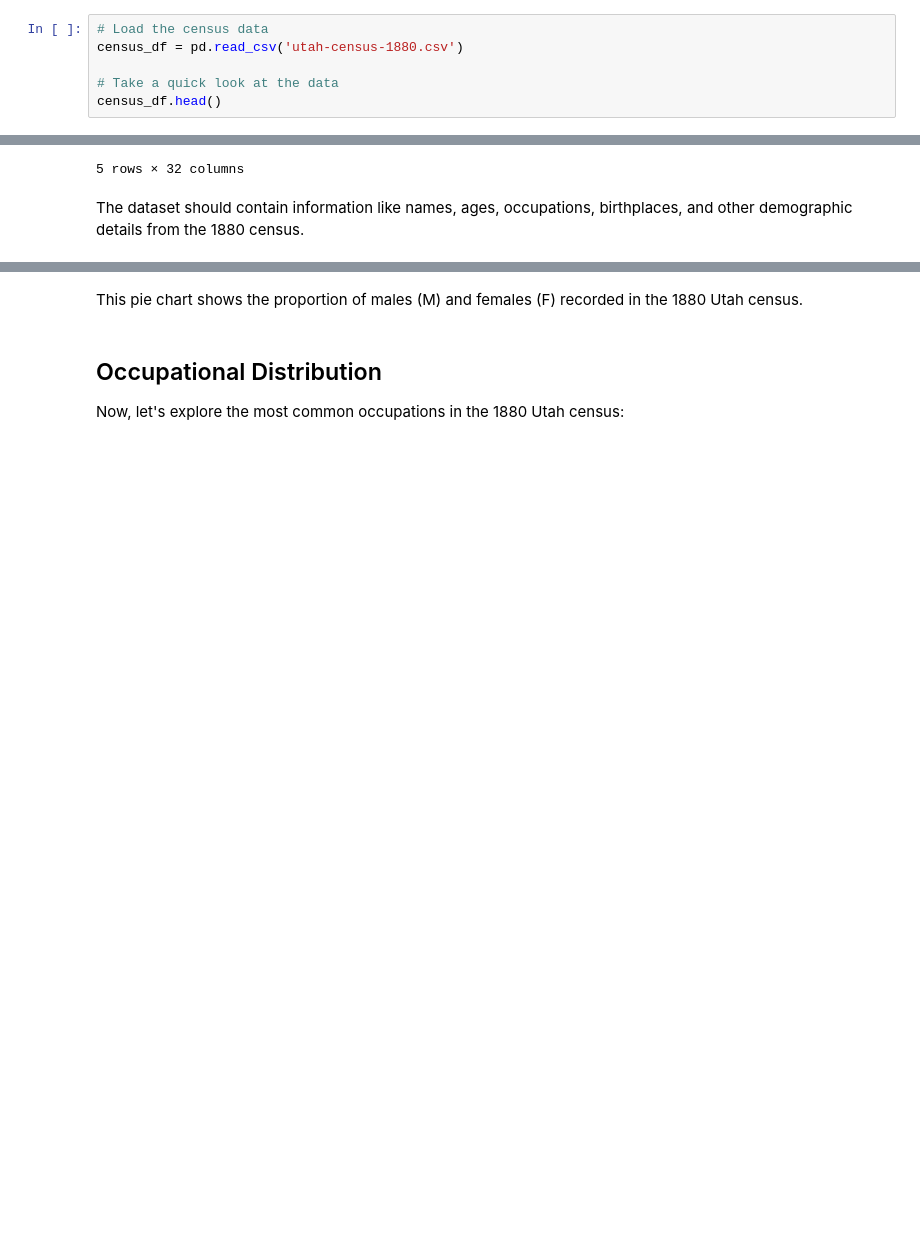
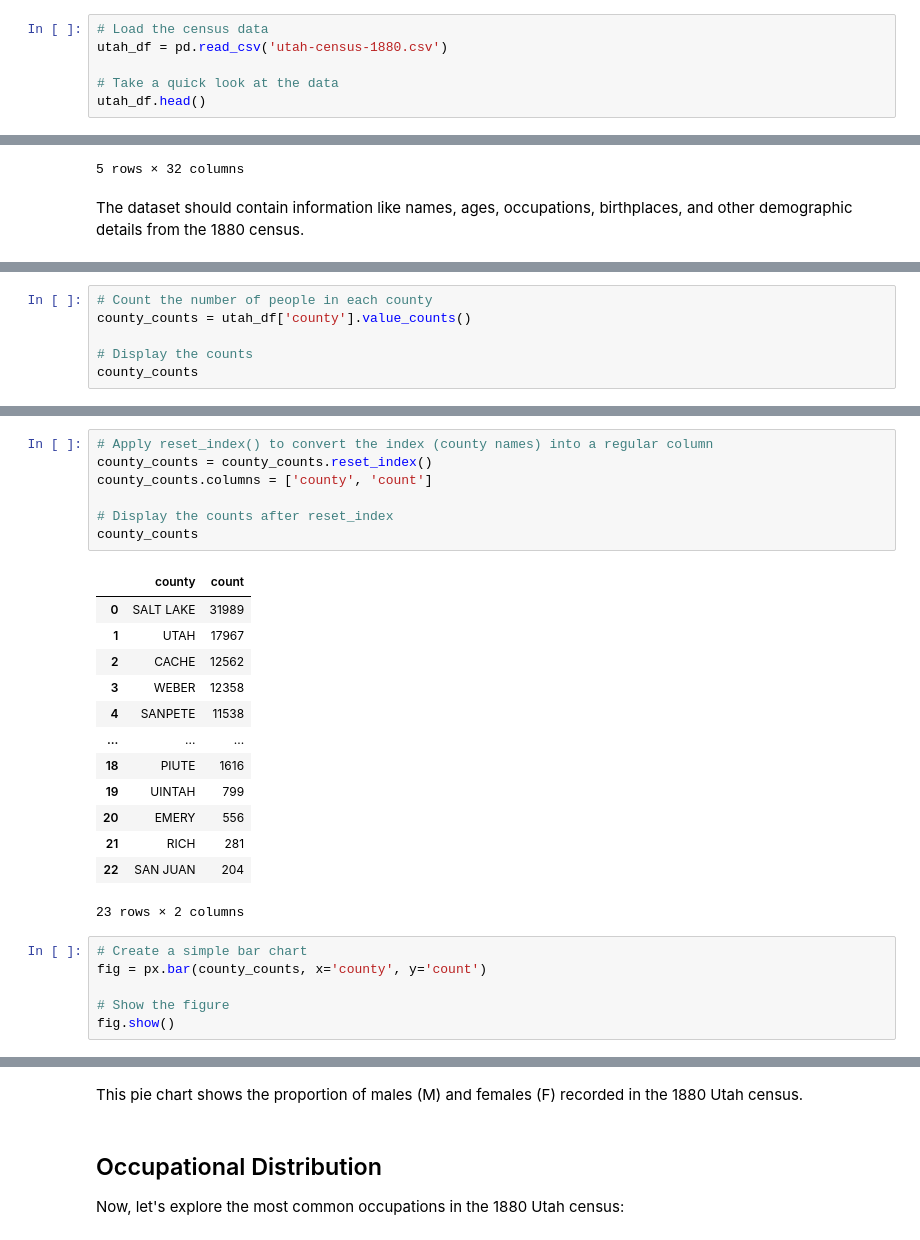
Before and after one commit to cblevins/sp25-data, a Jupyter notebook: _modules/plotly-tutorial-notebook.ipynb, the cells around one changed output, grey strips where cells are left out. Saved outputs shown, nothing was run; the diff lists cells and outputs as text; blank space fills up the shorter version.

```diff
--- a/_modules/plotly-tutorial-notebook.ipynb
+++ b/_modules/plotly-tutorial-notebook.ipynb
@@ -21,10 +21,10 @@ pd.options.display.max_rows = 10
 Now, let's load the 1880 Utah Census dataset. This historical dataset contains demographic information about Utah residents from the 1880 census.
 # %%
 # Load the census data
-census_df = pd.read_csv('utah-census-1880.csv')
+utah_df = pd.read_csv('utah-census-1880.csv')
 
 # Take a quick look at the data
-census_df.head()
+utah_df.head()
 # %% [output]
 |  | key | page | line | district | location | county | household | family | lastname | firstname | ... |
 | 0 | 0212A_2_NEWBOLD_29 | 0212A | 2 | 3072 | Smithfield | CACHE | 9157 | 158 | NEWBOLD | SAMUEL | ... |
@@ -100,0 +38,6 @@ ValueError: DataFrame constructor not properly called!
+# %%
+# Count the number of people in each county
+county_counts = utah_df['county'].value_counts()
+
+# Display the counts
+county_counts
@@ -100,0 +58,27 @@ ValueError: DataFrame constructor not properly called!
+# %%
+# Apply reset_index() to convert the index (county names) into a regular column
+county_counts = county_counts.reset_index()
+county_counts.columns = ['county', 'count']
+
+# Display the counts after reset_index
+county_counts
+# %% [output]
+|  | county | count |
+| 0 | SALT LAKE | 31989 |
+| 1 | UTAH | 17967 |
+| 2 | CACHE | 12562 |
+| 3 | WEBER | 12358 |
+| 4 | SANPETE | 11538 |
+| ... | ... | ... |
+| 18 | PIUTE | 1616 |
+| 19 | UINTAH | 799 |
+| 20 | EMERY | 556 |
+| 21 | RICH | 281 |
+| 22 | SAN JUAN | 204 |
+23 rows × 2 columns
+# %%
+# Create a simple bar chart
+fig = px.bar(county_counts, x='county', y='count')
+
+# Show the figure
+fig.show()
```
Also changed, not shown: parts of 14 cells of this notebook, 2 other files.
